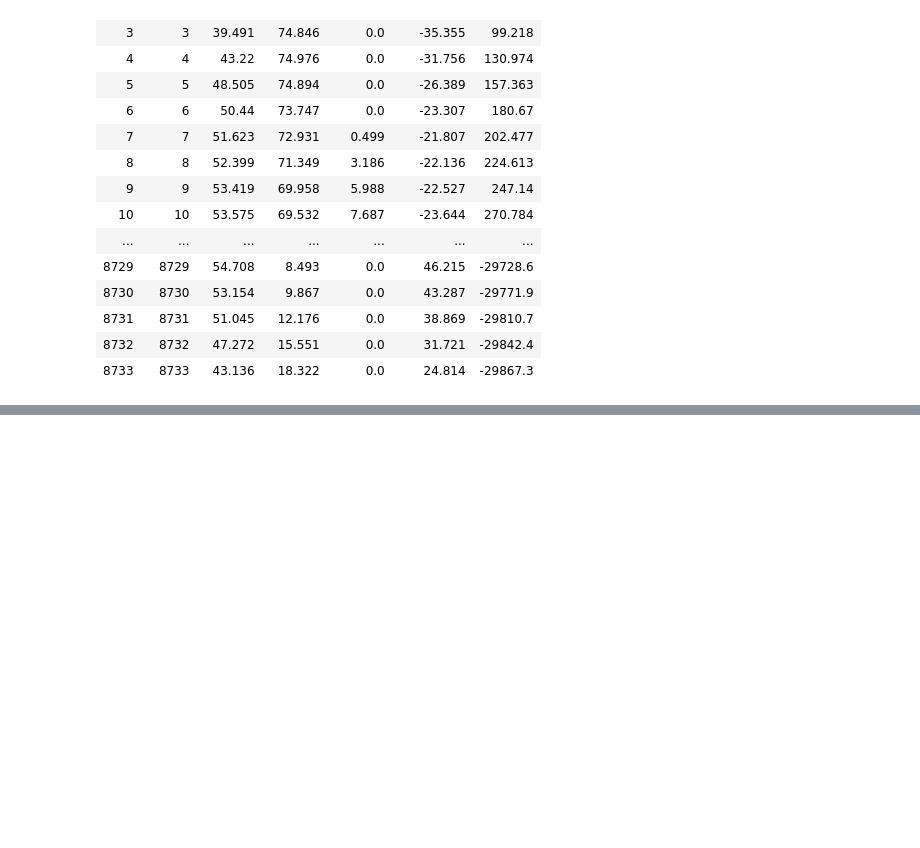
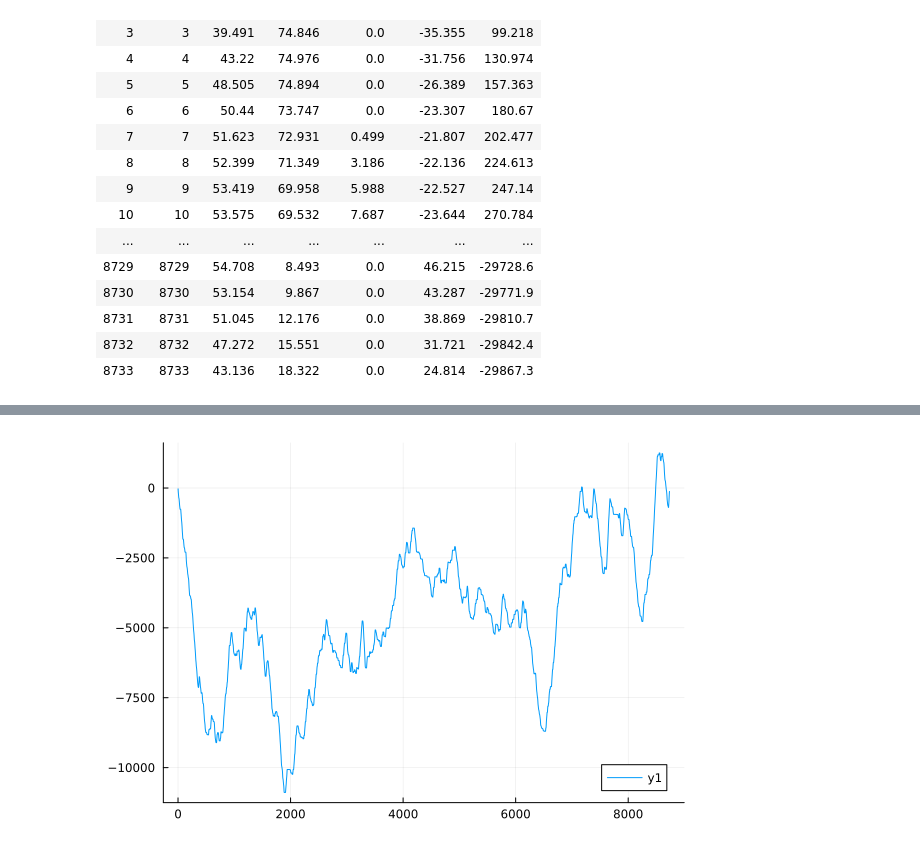
Before and after one commit to GraemeHawker/residual_storage, a Jupyter notebook: single_store.ipynb, the cells around one changed output, grey strips where cells are left out. Drawn from its saved outputs; the diff is of its cells as text; code cells hidden in the pictures; blank space fills up the shorter version.

```diff
--- a/single_store.ipynb
+++ b/single_store.ipynb
@@ -31,0 +85,5 @@ DataFrame(CSV.File("2030_residual_demand_ts.csv"))
+# %%
+sorted_residual_df = sort(antares_df[!, [:residual_2]], rev=true)
+sorted_residual_df = transform(sorted_residual_df, :residual_2 => ByRow(x -> maximum(sorted_residual_df[!, :residual_2])-x) => :excess_vol)
+sorted_residual_df[!, :cum_excess_vol] = cumsum(sorted_residual_df[!, :excess_vol])
+sorted_residual_df
@@ -31,0 +111,4 @@ DataFrame(CSV.File("2030_residual_demand_ts.csv"))
+# %%
+# find positive residual volume that matches negative energy
+adequacy_level = last(filter(:cum_excess_vol => n -> n<total_excess*-1, sorted_residual_df)[!, :residual_2])
+adequacy_level
@@ -31,0 +117,4 @@ DataFrame(CSV.File("2030_residual_demand_ts.csv"))
+# %%
+antares_df = transform(antares_df, :residual_2 => ByRow(x -> x*!((x>0)&&(x<=adequacy_level))) => :storage_vol)
+antares_df[!, :storage_soc] = cumsum(antares_df[!, :storage_vol])
+antares_df
@@ -32,3 +142,7 @@ DataFrame(CSV.File("2030_residual_demand_ts.csv"))
+# %%
+plot(antares_df[!, :storage_soc])
+# %% [output]
+[figure, added]
 # %%
 function ThermalGenerator(
     min::Float64,
```
Also changed, not shown: parts of 12 cells of this notebook.
